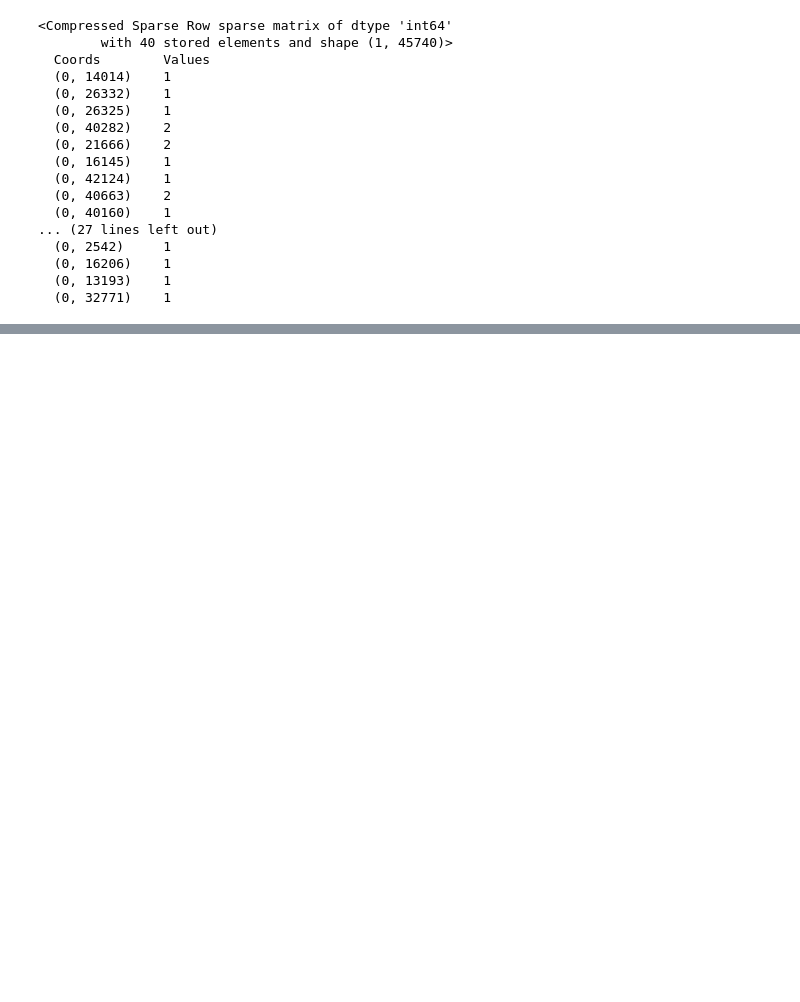
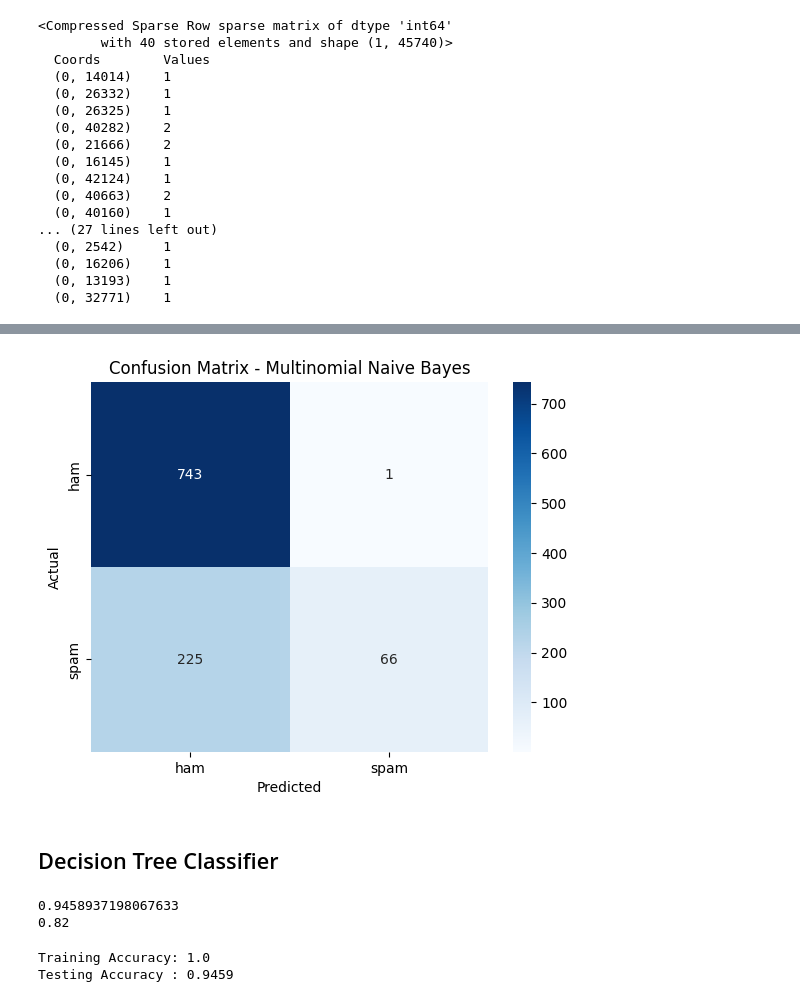
Before and after one commit to nisal2002/Phishing-Detection-AI-Techniques, a Jupyter notebook: old/old_phishing_email.ipynb, the cells around one changed output, grey strips where cells are left out. Saved outputs shown, nothing was run; the diff lists cells and outputs as text; code cells hidden in the pictures; blank space fills up the shorter version.

```diff
--- a/old/old_phishing_email.ipynb
+++ b/old/old_phishing_email.ipynb
@@ -211,0 +389,45 @@ print(x[0])
+# %%
+cm = confusion_matrix(y_test, test_pred)
+sns.heatmap(cm, annot=True, fmt='d', cmap='Blues',
+            xticklabels=['ham', 'spam'],
+            yticklabels=['ham', 'spam'])
+
+plt.xlabel('Predicted')
+plt.ylabel('Actual')
+plt.title('Confusion Matrix - Multinomial Naive Bayes')
+plt.show()
+# %% [output]
+[figure, added]
+# %% [markdown]
+## Decision Tree Classifier
+# %%
+from sklearn.tree import DecisionTreeClassifier
+from sklearn.model_selection import cross_val_score
+start = perf_counter()
+tree = DecisionTreeClassifier(criterion='entropy') # function to measure the quality of split
+tree.fit(x_train,y_train)
+ran=tree.predict(x_test)
+Accuracy.append(accuracy_score(ran,y_test))
+print(Accuracy[3])
+duration = perf_counter() - start
+duration = round(duration,2)
+Duration.append(duration)
+print(Duration[3])
+with open("models/decision_tree.pkl", "wb") as file:
+    pkl.dump(tree, file)
+# %% [output]
+0.9458937198067633
+0.82
+# %%
+train_pred = tree.predict(x_train)
+test_pred = tree.predict(x_test)
+
+train_acc = accuracy_score(y_train, train_pred)
+test_acc = accuracy_score(y_test, test_pred)
+
+print("Training Accuracy:", round(train_acc, 4))
+print("Testing Accuracy :", round(test_acc, 4))
+print()
+# %% [output]
+Training Accuracy: 1.0
+Testing Accuracy : 0.9459
```
Also changed, not shown: parts of 25 cells of this notebook, 7 other files.
